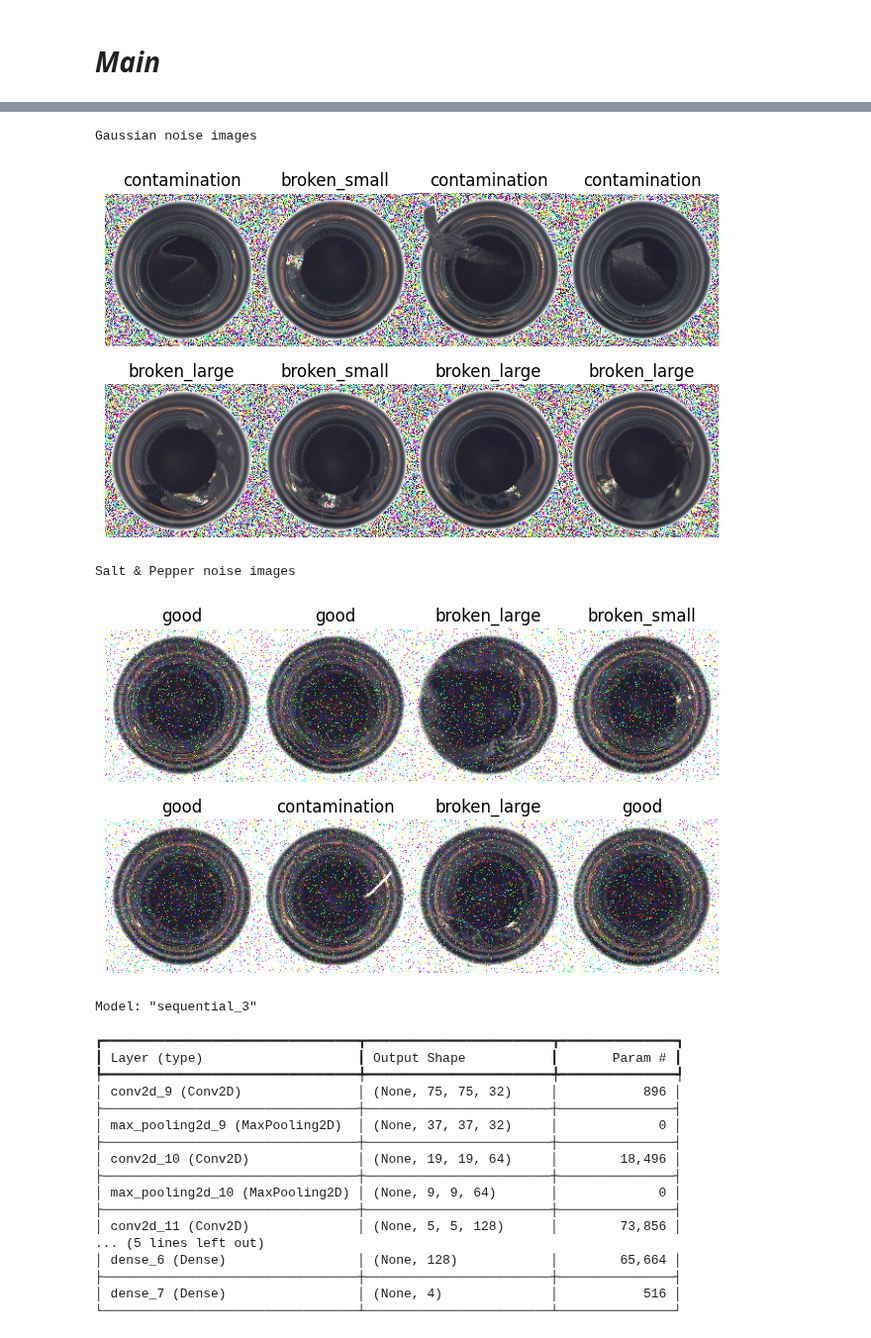
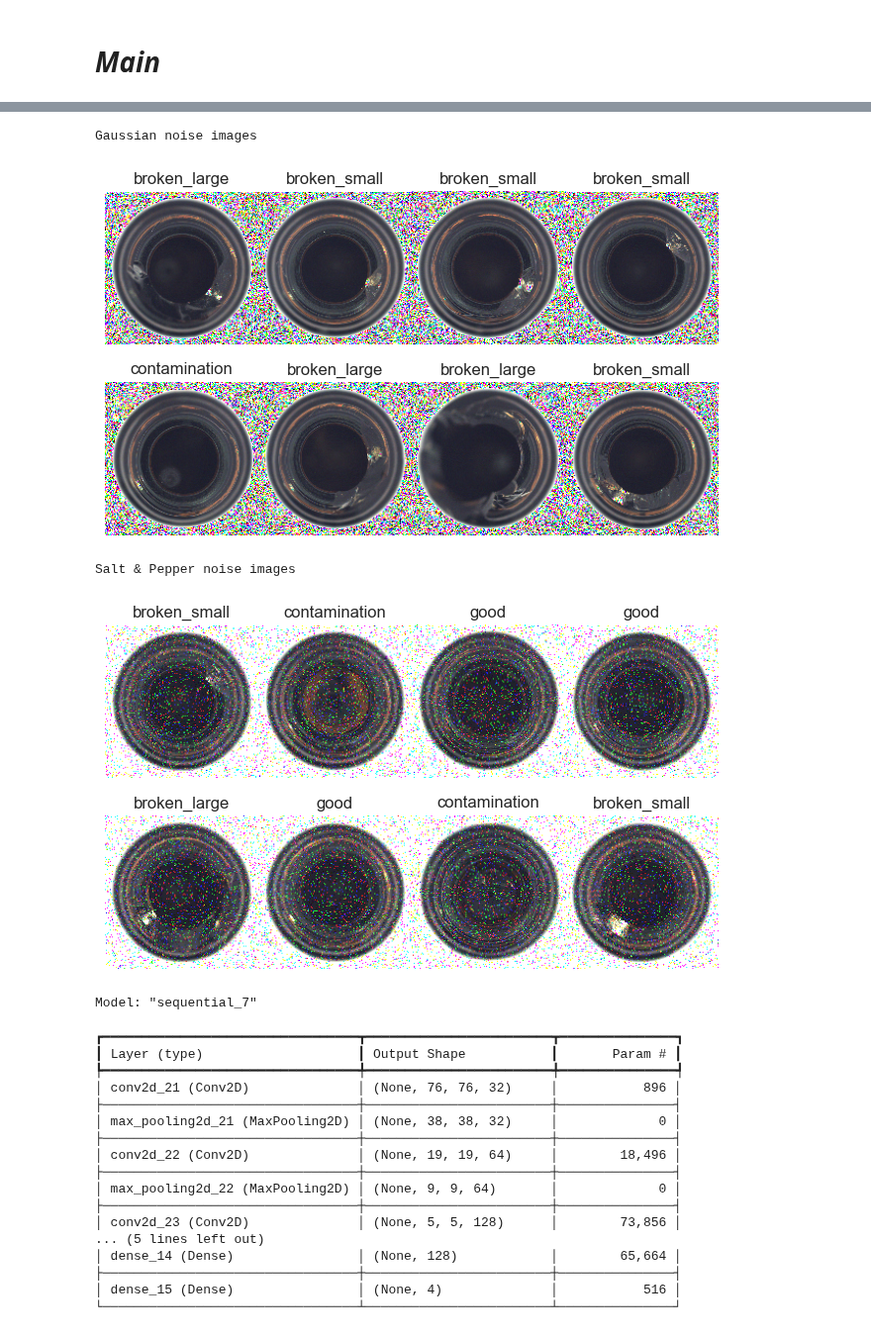
Before and after one commit to MikaParssinen/Applied-Machine-Learning, a Jupyter notebook: Project/Code/CNN.ipynb, the cells around one changed output, grey strips where cells are left out. Shown at 99% size. Drawn from its saved outputs; the diff is of its cells as text; code cells hidden in the pictures.

```diff
--- a/Project/Code/CNN.ipynb
+++ b/Project/Code/CNN.ipynb
@@ -17,17 +17,19 @@ def load() :
     # Load train data
     train_data = tf.keras.preprocessing.image_dataset_from_directory(
         "../dataset/CNN_Input/train/",
-        image_size=(150, 150),
+        image_size=(152, 152),
         batch_size=16,
         label_mode='categorical'
+
     )
 
     # Load test data
     test_data = tf.keras.preprocessing.image_dataset_from_directory(
         "../dataset/CNN_Input/test/",
-        image_size=(150, 150),
+        image_size=(152, 152),
         batch_size=16,
         label_mode='categorical'  # Categorical labels for multi-class classification
+
     )
     return test_data, train_data
 # %% [markdown]
@@ -84,7 +86,7 @@ def add_salt_and_pepper_noise(image, label, salt_prob=0.04, pepper_prob=0.04):
 def build_cnn_model():
     """Build the CNN model"""
     model = models.Sequential([
-        layers.InputLayer(shape=(150, 150, 3)),  # Input shape (150x150x3)
+        layers.InputLayer(shape=(152, 152, 3)),  # Input shape (150x150x3)
 
         # Convolutional layers with max pooling
         layers.Conv2D(32, (3, 3), activation='relu', padding='same', strides=(2, 2)),
@@ -132,7 +134,8 @@ def train_model(model, train_data_norm, test_data_norm):
         train_data_norm,
         epochs=70,
         validation_data=test_data_norm,
-        callbacks=callbacks
+        callbacks=callbacks,
+
     )
     return history
 # %% [markdown]
@@ -160,10 +163,8 @@ def plot_metrics(history): # Insert parameter name
 # %%
 test_data, train_data = load()
 class_names = train_data.class_names
-
 g_noisy_train_data = train_data.map(add_gaussian_noise)
 snp_noisy_train_data = train_data.map(add_salt_and_pepper_noise)
-
 combined_train_data = train_data.concatenate(g_noisy_train_data).concatenate(snp_noisy_train_data)
 
 print("Normal images")
@@ -185,6 +186,7 @@ combined_test_data = g_noisy_test_data.concatenate(remaining_test_data)
 combined_test_data = combined_test_data.concatenate(snp_noisy_test_data)
 
 test_data_norm, train_data_norm = normalize_img(combined_train_data, combined_test_data)
+
 model = build_cnn_model()
 model.summary()
 history = train_model(model, train_data_norm, test_data_norm)
@@ -193,17 +195,6 @@ plot_metrics(history)
 test_loss, test_accuracy = model.evaluate(test_data_norm)
 print(f"Test Loss: {test_loss}")
 print(f"Test Accuracy: {test_accuracy * 100:.2f}%")
-
-y_pred_prob = model.predict(test_data_norm)
-y_pred = np.argmax(y_pred_prob, axis=1)
-
-y_true = np.concatenate([y for x, y in test_data_norm], axis=0)  # Hämtar etiketter
-if len(y_true.shape) > 1 and y_true.shape[1] > 1:
-    y_true = np.argmax(y_true, axis=1)  # Konvertera till klassindex
-
-report = classification_report(y_true, y_pred, target_names=class_names)
-print("Classification Report:")
-print(report)
 # %% [output]
 Found 83 files belonging to 4 classes.
 Found 62 files belonging to 4 classes.
@@ -212,24 +203,24 @@ Normal images
 Gaussian noise images
-[figure, old version]
+[figure, new version]
 Salt & Pepper noise images
-[figure, old version]
+[figure, new version]
-Model: "sequential_3"
+Model: "sequential_7"
 ┏━━━━━━━━━━━━━━━━━━━━━━━━━━━━━━━━━┳━━━━━━━━━━━━━━━━━━━━━━━━┳━━━━━━━━━━━━━━━┓
 ┃ Layer (type)                    ┃ Output Shape           ┃       Param # ┃
 ┡━━━━━━━━━━━━━━━━━━━━━━━━━━━━━━━━━╇━━━━━━━━━━━━━━━━━━━━━━━━╇━━━━━━━━━━━━━━━┩
-│ conv2d_9 (Conv2D)               │ (None, 75, 75, 32)     │           896 │
+│ conv2d_21 (Conv2D)              │ (None, 76, 76, 32)     │           896 │
 ├─────────────────────────────────┼────────────────────────┼───────────────┤
-│ max_pooling2d_9 (MaxPooling2D)  │ (None, 37, 37, 32)     │             0 │
+│ max_pooling2d_21 (MaxPooling2D) │ (None, 38, 38, 32)     │             0 │
 ├─────────────────────────────────┼────────────────────────┼───────────────┤
-│ conv2d_10 (Conv2D)              │ (None, 19, 19, 64)     │        18,496 │
+│ conv2d_22 (Conv2D)              │ (None, 19, 19, 64)     │        18,496 │
 ├─────────────────────────────────┼────────────────────────┼───────────────┤
-│ max_pooling2d_10 (MaxPooling2D) │ (None, 9, 9, 64)       │             0 │
+│ max_pooling2d_22 (MaxPooling2D) │ (None, 9, 9, 64)       │             0 │
 ├─────────────────────────────────┼────────────────────────┼───────────────┤
-│ conv2d_11 (Conv2D)              │ (None, 5, 5, 128)      │        73,856 │
+│ conv2d_23 (Conv2D)              │ (None, 5, 5, 128)      │        73,856 │
 ... (5 lines left out)
-│ dense_6 (Dense)                 │ (None, 128)            │        65,664 │
+│ dense_14 (Dense)                │ (None, 128)            │        65,664 │
 ├─────────────────────────────────┼────────────────────────┼───────────────┤
-│ dense_7 (Dense)                 │ (None, 4)              │           516 │
+│ dense_15 (Dense)                │ (None, 4)              │           516 │
 └─────────────────────────────────┴────────────────────────┴───────────────┘
  Total params: 159,428 (622.77 KB)
  Trainable params: 159,428 (622.77 KB)
```
Also changed, not shown: parts of 3 cells of this notebook, 3 other files.
